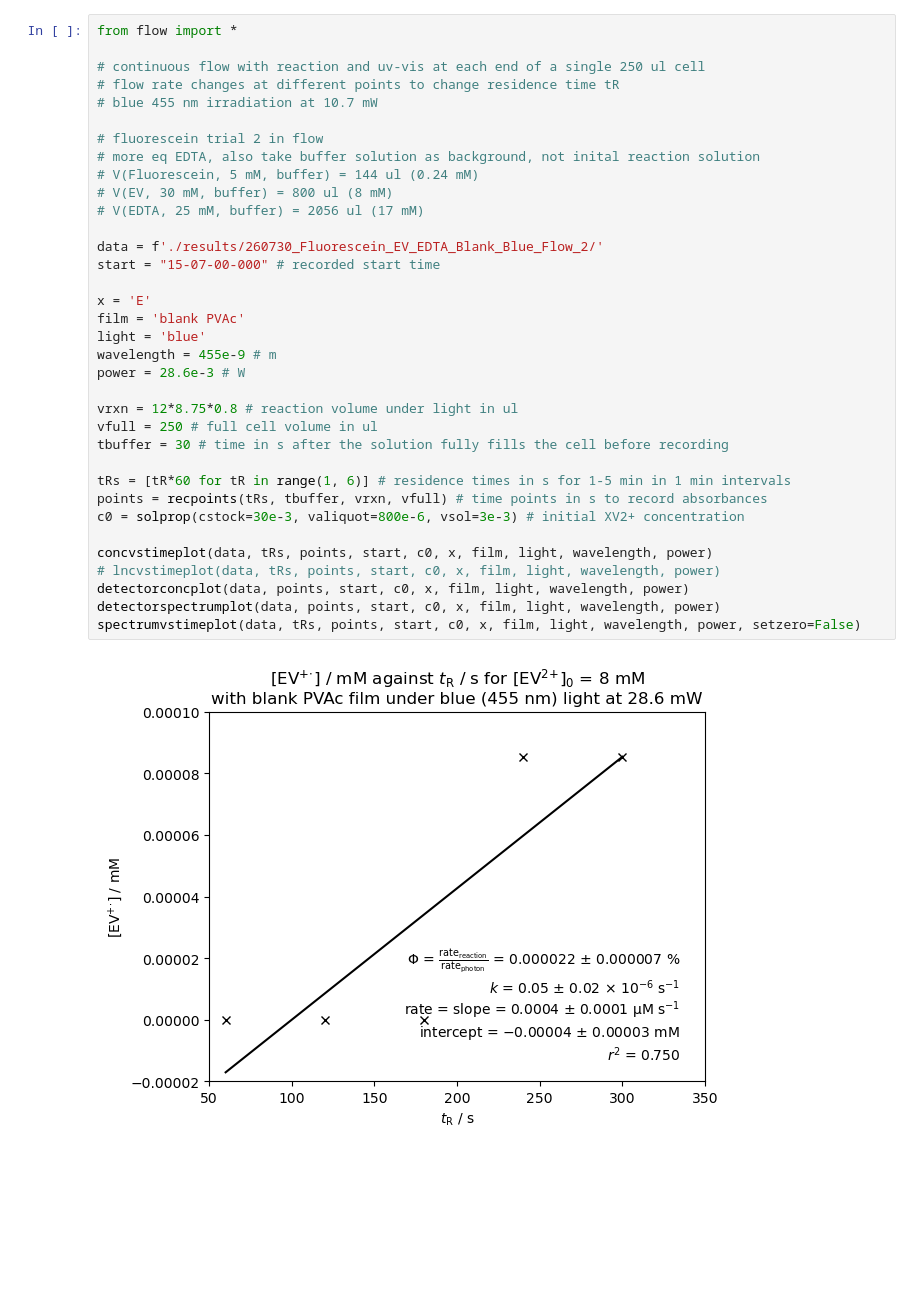
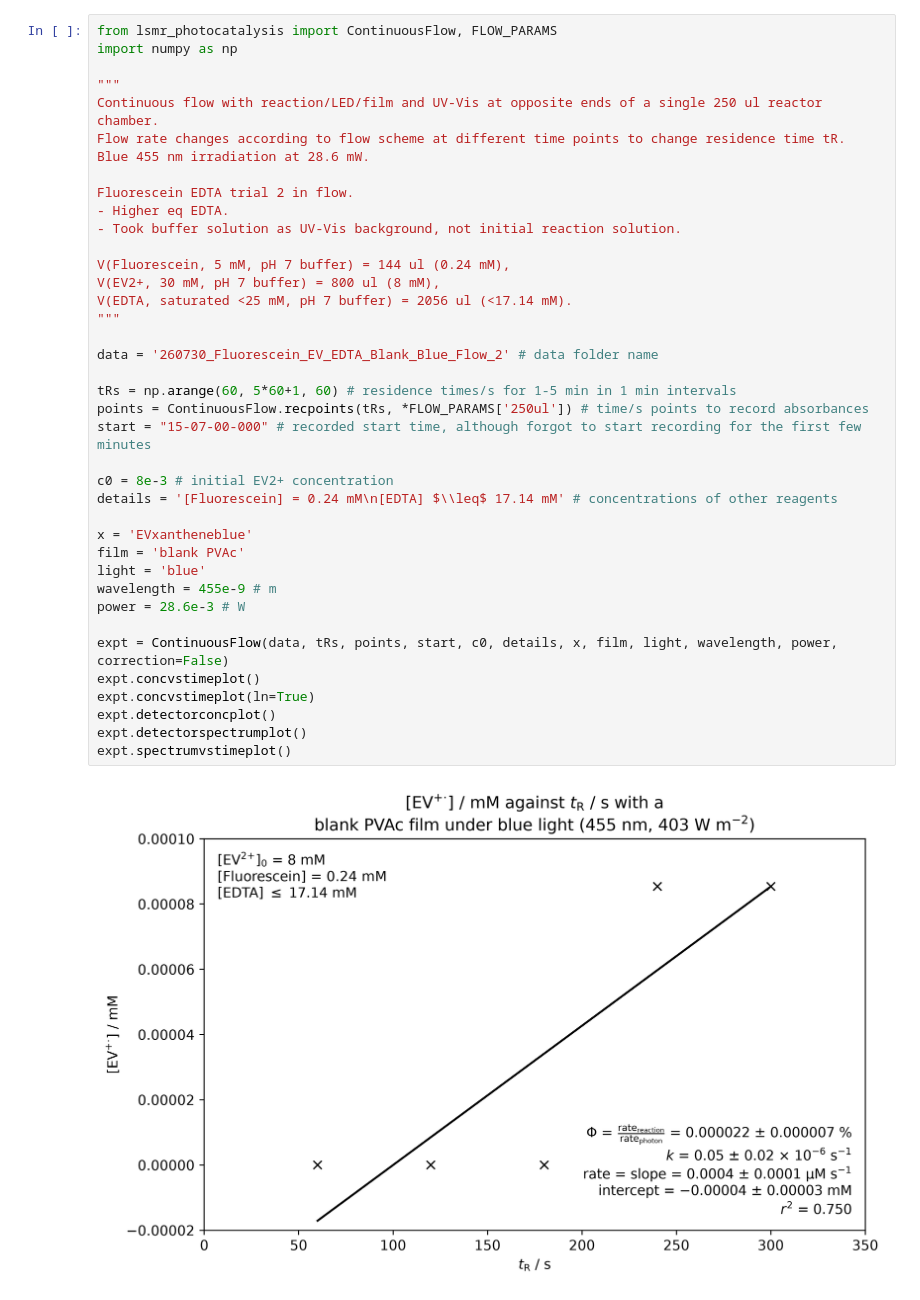
Before and after one commit to Cambridge-PAM/lsmr-photocatalysis, a Jupyter notebook: notebooks/fluorescein/260730_flow_blue_fluorescein_0.24_ev_8_edta_17.14.ipynb, the cells around one changed output. Saved outputs shown, nothing was run; the diff lists cells and outputs as text; blank space fills up the shorter version.

Commit message:
reaction condition screening in continuous flow for fluorescein edta

```diff
--- a/notebooks/fluorescein/260730_flow_blue_fluorescein_0.24_ev_8_edta_17.14.ipynb
+++ b/notebooks/fluorescein/260730_flow_blue_fluorescein_0.24_ev_8_edta_17.14.ipynb
@@ -1,37 +1,41 @@
 # %%
-from flow import *
+from lsmr_photocatalysis import ContinuousFlow, FLOW_PARAMS
+import numpy as np
 
-# continuous flow with reaction and uv-vis at each end of a single 250 ul cell
-# flow rate changes at different points to change residence time tR
-# blue 455 nm irradiation at 10.7 mW
+"""
+Continuous flow with reaction/LED/film and UV-Vis at opposite ends of a single 250 ul reactor chamber.
+Flow rate changes according to flow scheme at different time points to change residence time tR.
+Blue 455 nm irradiation at 28.6 mW.
 
-# fluorescein trial 2 in flow
-# more eq EDTA, also take buffer solution as background, not inital reaction solution
-# V(Fluorescein, 5 mM, buffer) = 144 ul (0.24 mM)
-# V(EV, 30 mM, buffer) = 800 ul (8 mM)
-# V(EDTA, 25 mM, buffer) = 2056 ul (17 mM)
+Fluorescein EDTA trial 2 in flow.
+- Higher eq EDTA.
+- Took buffer solution as UV-Vis background, not initial reaction solution.
 
-data = f'./results/260730_Fluorescein_EV_EDTA_Blank_Blue_Flow_2/'
-start = "15-07-00-000" # recorded start time
+V(Fluorescein, 5 mM, pH 7 buffer) = 144 ul (0.24 mM),
+V(EV2+, 30 mM, pH 7 buffer) = 800 ul (8 mM),
+V(EDTA, saturated <25 mM, pH 7 buffer) = 2056 ul (<17.14 mM).
+"""
 
-x = 'E'
+data = '260730_Fluorescein_EV_EDTA_Blank_Blue_Flow_2' # data folder name
+
+tRs = np.arange(60, 5*60+1, 60) # residence times/s for 1-5 min in 1 min intervals
+points = ContinuousFlow.recpoints(tRs, *FLOW_PARAMS['250ul']) # time/s points to record absorbances
+start = "15-07-00-000" # recorded start time, although forgot to start recording for the first few minutes
+
+c0 = 8e-3 # initial EV2+ concentration
+details = '[Fluorescein] = 0.24 mM\n[EDTA] $\\leq$ 17.14 mM' # concentrations of other reagents
+
+x = 'EVxantheneblue'
 film = 'blank PVAc'
 light = 'blue'
 wavelength = 455e-9 # m
 power = 28.6e-3 # W
 
-vrxn = 12*8.75*0.8 # reaction volume under light in ul
-vfull = 250 # full cell volume in ul
-tbuffer = 30 # time in s after the solution fully fills the cell before recording
-
-tRs = [tR*60 for tR in range(1, 6)] # residence times in s for 1-5 min in 1 min intervals
-points = recpoints(tRs, tbuffer, vrxn, vfull) # time points in s to record absorbances
-c0 = solprop(cstock=30e-3, valiquot=800e-6, vsol=3e-3) # initial XV2+ concentration
-
-concvstimeplot(data, tRs, points, start, c0, x, film, light, wavelength, power)
-# lncvstimeplot(data, tRs, points, start, c0, x, film, light, wavelength, power)
-detectorconcplot(data, points, start, c0, x, film, light, wavelength, power)
-detectorspectrumplot(data, points, start, c0, x, film, light, wavelength, power)
-spectrumvstimeplot(data, tRs, points, start, c0, x, film, light, wavelength, power, setzero=False)
+expt = ContinuousFlow(data, tRs, points, start, c0, details, x, film, light, wavelength, power, correction=False)
+expt.concvstimeplot()
+expt.concvstimeplot(ln=True)
+expt.detectorconcplot()
+expt.detectorspectrumplot()
+expt.spectrumvstimeplot()
 # %% [output]
-[figure, old version]
+[figure, new version]
```
Also changed, not shown: parts of 1 cell of this notebook, 2 other files.
